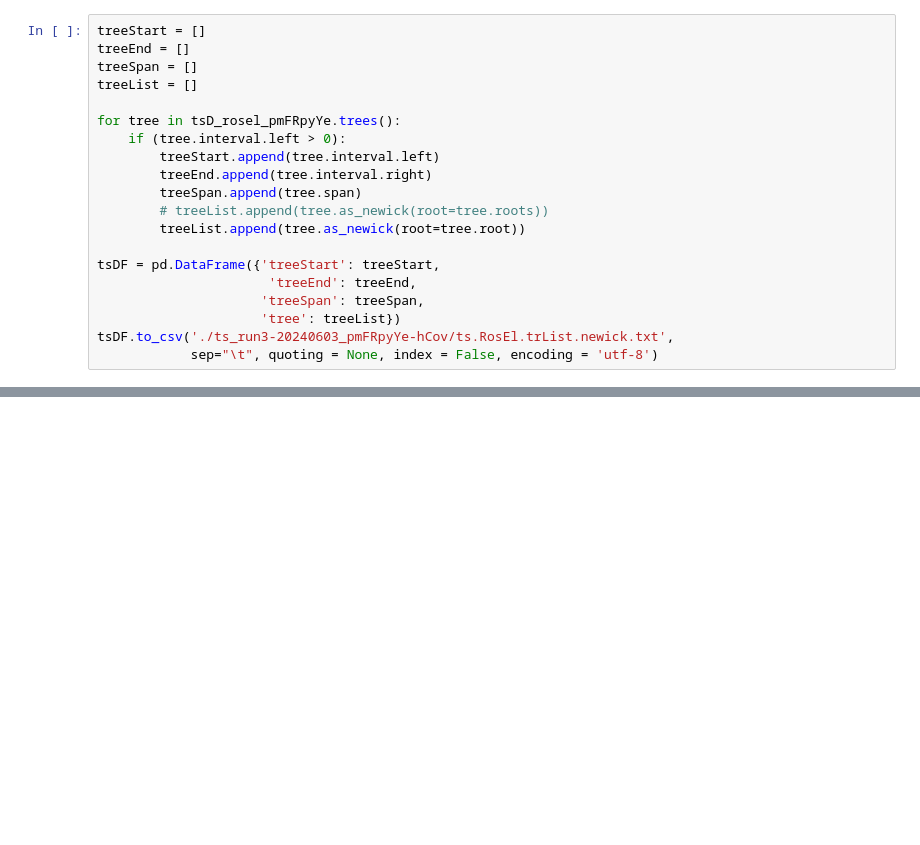
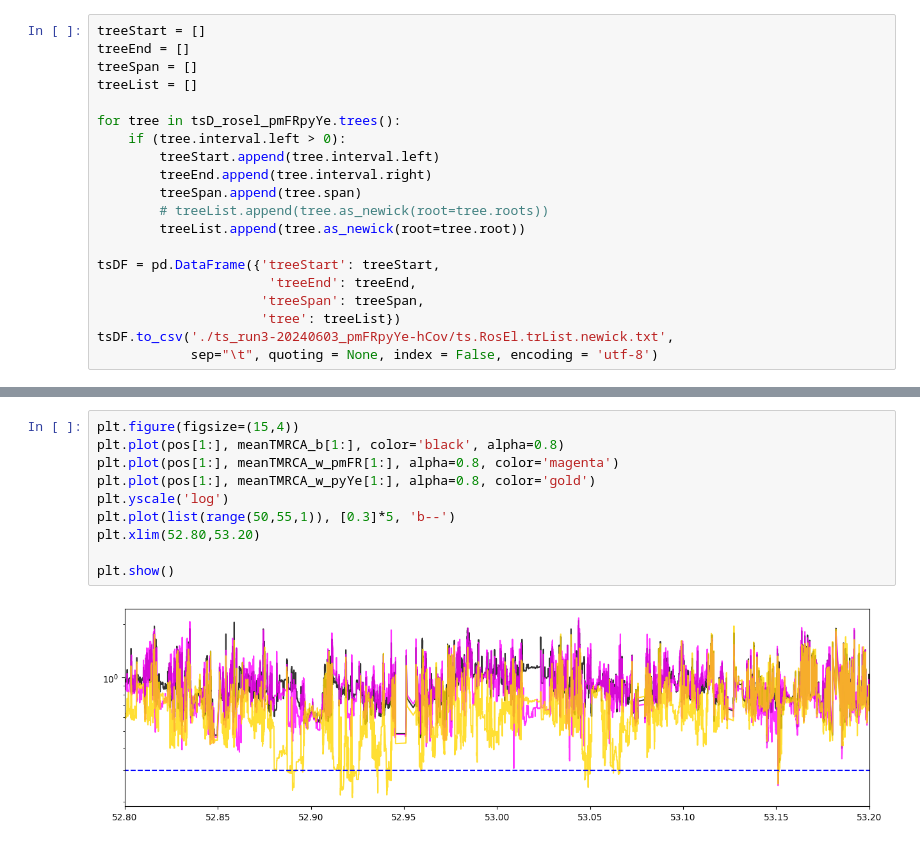
Before and after one commit to arka-pal/snapdragon_haplotagging, a Jupyter notebook: ARGs/ts_run3-20240603_pmFRpyYe-hCov/ts.RosEl.pmFRpyYe.ipynb, the cells around one changed output, grey strips where cells are left out. Drawn from its saved outputs; the diff is of its cells as text; blank space fills up the shorter version.

```diff
--- a/ARGs/ts_run3-20240603_pmFRpyYe-hCov/ts.RosEl.pmFRpyYe.ipynb
+++ b/ARGs/ts_run3-20240603_pmFRpyYe-hCov/ts.RosEl.pmFRpyYe.ipynb
@@ -132,0 +403,12 @@ tsDF.to_csv('./ts_run3-20240603_pmFRpyYe-hCov/ts.RosEl.trList.newick.txt',
+# %%
+plt.figure(figsize=(15,4))
+plt.plot(pos[1:], meanTMRCA_b[1:], color='black', alpha=0.8)
+plt.plot(pos[1:], meanTMRCA_w_pmFR[1:], alpha=0.8, color='magenta')
+plt.plot(pos[1:], meanTMRCA_w_pyYe[1:], alpha=0.8, color='gold')
+plt.yscale('log')
+plt.plot(list(range(50,55,1)), [0.3]*5, 'b--')
+plt.xlim(52.80,53.20)
+
+plt.show()
+# %% [output]
+[figure, added]
```
Also changed, not shown: parts of 47 cells of this notebook, 4 other files.
